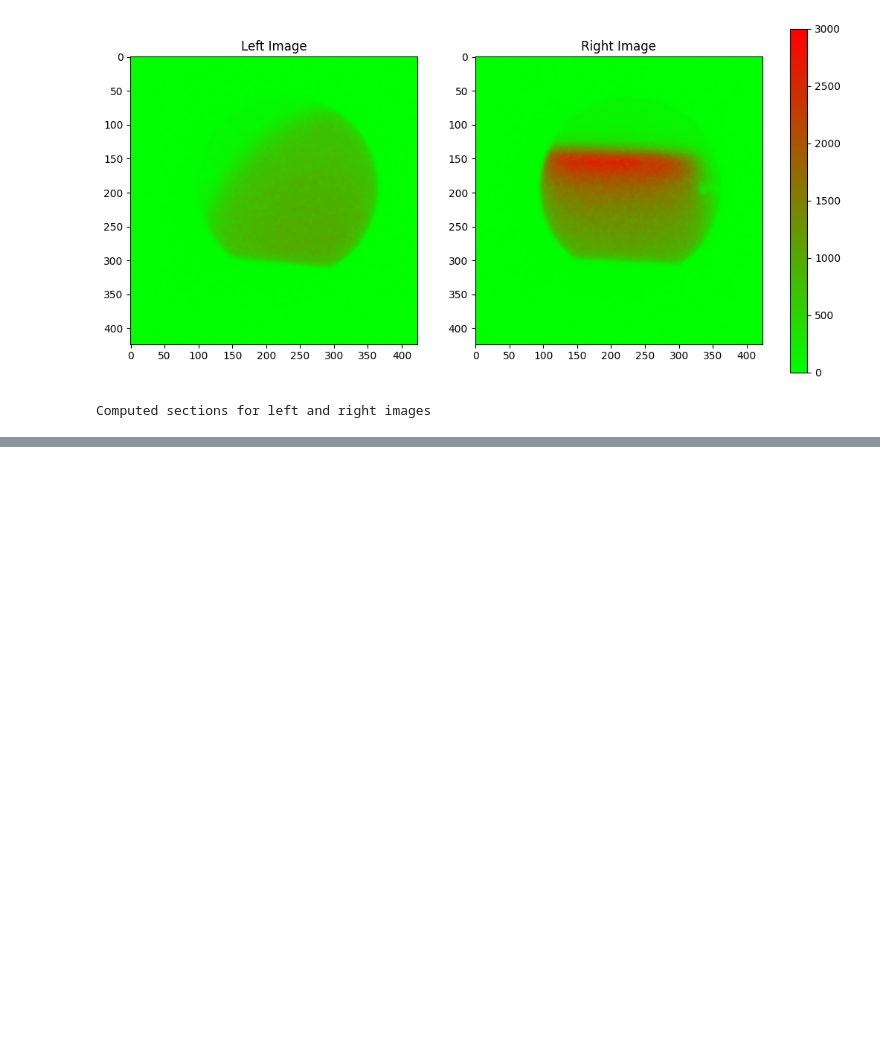
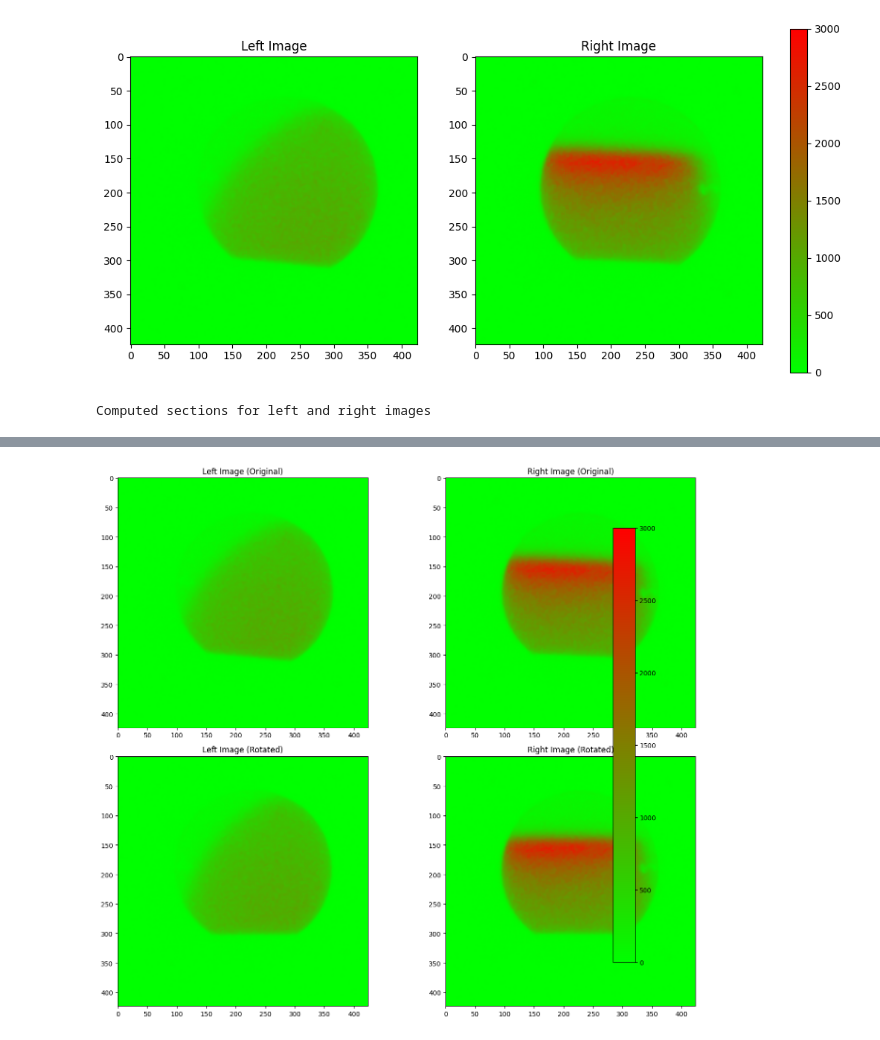
Before and after one commit to grzanka/osl_mb_foils, a Jupyter notebook: notebooks/playground/2025_10_09/0.2-lg-mb-foils-match.ipynb, the cells around one changed output, grey strips where cells are left out. Saved outputs shown, nothing was run; the diff lists cells and outputs as text; code cells hidden in the pictures; blank space fills up the shorter version.

```diff
--- a/notebooks/playground/2025_10_09/0.2-lg-mb-foils-match.ipynb
+++ b/notebooks/playground/2025_10_09/0.2-lg-mb-foils-match.ipynb
@@ -281,0 +303,24 @@ Right x=260: interpolated val=393.66, threshold=400
+# %%
+# Function to rotate images by the calculated slope angle
+def rotate_image_by_slope(img: np.ndarray, line_result: LineResult, order: int = 3, cval: float = 0.0) -> np.ndarray:
+    """Rotate image to make the fitted edge horizontal.
+
+    Args:
+        img: Input image array
+        line_result: LineResult object containing slope information
+        order: Interpolation order (0=nearest, 1=linear, 3=cubic)
+        cval: Value to use for pixels outside image boundaries
+
+    Returns:
+        Rotated image array
+    """
+    if line_result is None:
+        return img
+
+    # Rotate by negative of the slope angle to make edge horizontal
+    angle_deg = line_result.slope_deg
+
+    # Use scipy.ndimage.rotate for rotation
+    rotated = ndi.rotate(img, angle_deg, reshape=False, order=order, cval=cval)
+
+    return rotated
@@ -281,0 +384,7 @@ Right x=260: interpolated val=393.66, threshold=400
+# %%
+# Plot rotated images with comparison to originals
+plot_rotated_images(left_image_rotated, right_image_rotated,
+                   left_img_orig=left_image, right_img_orig=right_image,
+                   vmax=3000)
+# %% [output]
+[figure, added]
```
Also changed, not shown: parts of 8 cells of this notebook.
